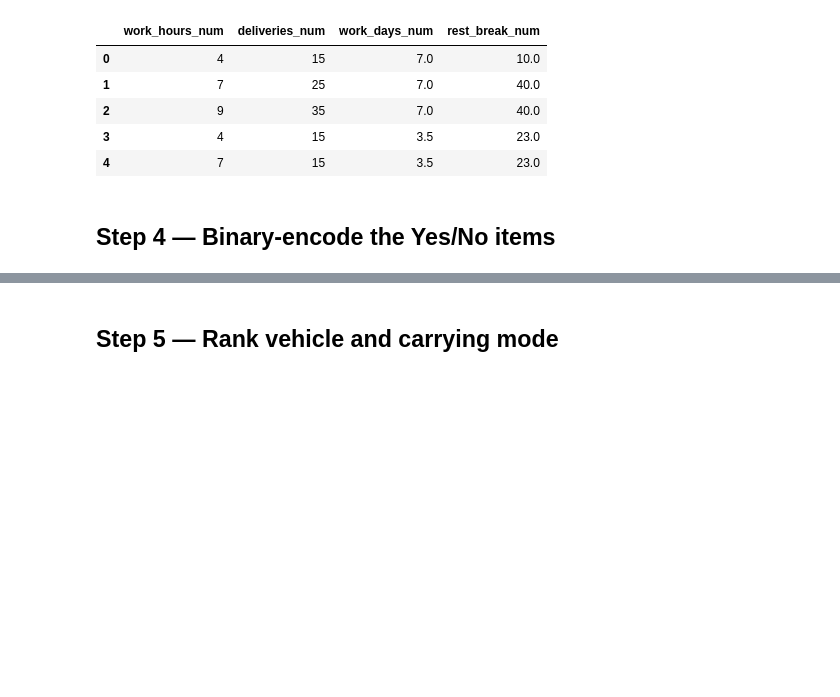
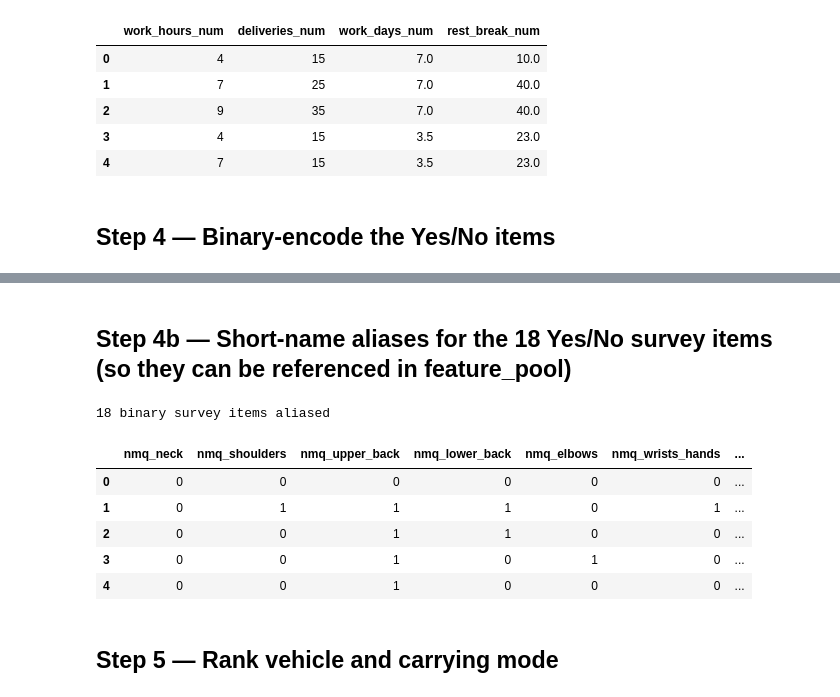
Before and after one commit to AilaVishnu/ergonomic-risk-factor-prediction, a Jupyter notebook: notebooks/02_feature_engineering.ipynb, the cells around one changed output, grey strips where cells are left out. Drawn from its saved outputs; the diff is of its cells as text; code cells hidden in the pictures; blank space fills up the shorter version.

```diff
--- a/notebooks/02_feature_engineering.ipynb
+++ b/notebooks/02_feature_engineering.ipynb
@@ -128,6 +128,58 @@ df[yesno_cols].head()
 | 2 | 0 | 0 | 1 | 1 | ... |
 | 3 | 0 | 0 | 1 | 0 | ... |
 | 4 | 0 | 0 | 1 | 0 | ... |
+# %% [markdown]
+## Step 4b — Short-name aliases for the 18 Yes/No survey items (so they can be referenced in feature_pool)
+# %%
+# Nordic Musculoskeletal Questionnaire - 9 body areas, last 12 months
+nmq_map = {
+    'nmq_neck':         '[Row 1Neck]',
+    'nmq_shoulders':    '[Shoulders]',
+    'nmq_upper_back':   '[Upper back]',
+    'nmq_lower_back':   '[Lower back]',
+    'nmq_elbows':       '[Elbows]',
+    'nmq_wrists_hands': '[Wrists / Hands]',
+    'nmq_hips_thighs':  '[Hips / Thighs]',
+    'nmq_knees':        '[Knees]',
+    'nmq_ankles_feet':  '[Ankles / Feet]',
+}
+for short, suffix in nmq_map.items():
+    src = [c for c in df.columns if 'In the past 12 months' in c and c.endswith(suffix)][0]
+    df[short] = df[src]
+
+# 7-day discomfort - 4 areas
+d7_map = {
+    'd7_neck':         '[Neck]',
+    'd7_lower_back':   '[Lower back]',
+    'd7_knees':        '[Knees]',
+    'd7_wrist_hands':  '[Wrist/Hands]',
+}
+for short, suffix in d7_map.items():
+    src = [c for c in df.columns if 'In the past 7 days' in c and c.endswith(suffix)][0]
+    df[short] = df[src]
+
+# Yes/No outcome follow-ups
+df['out_reduced_perf']        = df['Has this discomfort reduced your delivery performance?']
+df['out_taken_leave']         = df['Have you ever taken leave due to body pain caused by delivery work?']
+df['out_consulted_doctor']    = df['Have you consulted a doctor or physiotherapist for work-related pain?']
+df['out_riding_worsens']      = df['Does riding/driving for long hours increase your discomfort?']
+df['out_carrying_worsens']    = df['Does carrying heavy packages worsen your discomfort?']
+
+binary_aliases = (list(nmq_map.keys()) + list(d7_map.keys())
+                  + ['out_reduced_perf','out_taken_leave','out_consulted_doctor',
+                     'out_riding_worsens','out_carrying_worsens'])
+for c in binary_aliases:
+    assert df[c].notna().all(), c
+print(f'{len(binary_aliases)} binary survey items aliased')
+df[binary_aliases].head()
+# %% [output]
+18 binary survey items aliased
+|  | nmq_neck | nmq_shoulders | nmq_upper_back | nmq_lower_back | nmq_elbows | nmq_wrists_hands | ... |
+| 0 | 0 | 0 | 0 | 0 | 0 | 0 | ... |
+| 1 | 0 | 1 | 1 | 1 | 0 | 1 | ... |
+| 2 | 0 | 0 | 1 | 1 | 0 | 0 | ... |
+| 3 | 0 | 0 | 1 | 0 | 1 | 0 | ... |
+| 4 | 0 | 0 | 1 | 0 | 0 | 0 | ... |
 # %% [markdown]
 ## Step 5 — Rank vehicle and carrying mode
 # %%
```
Also changed, not shown: parts of 4 cells of this notebook.
